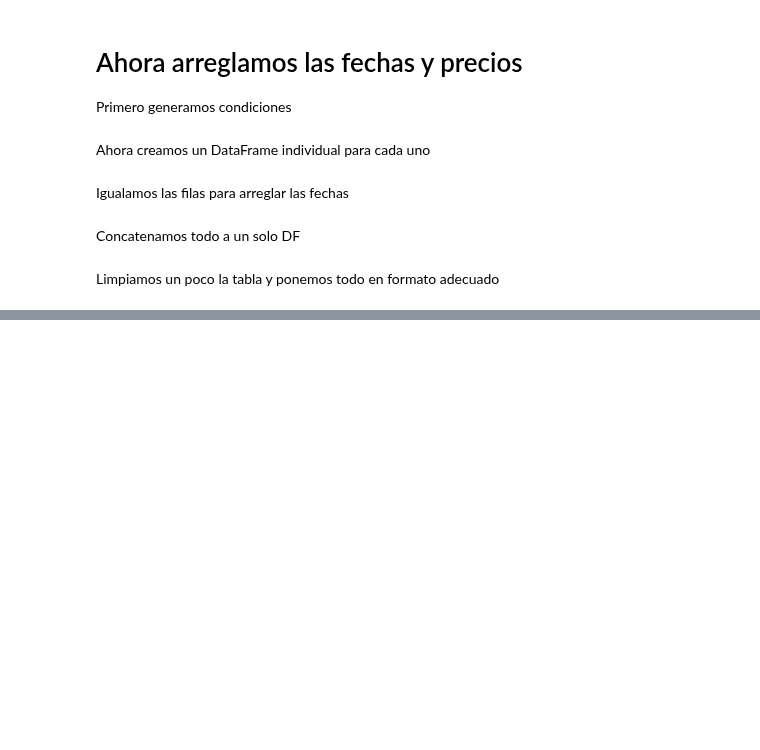
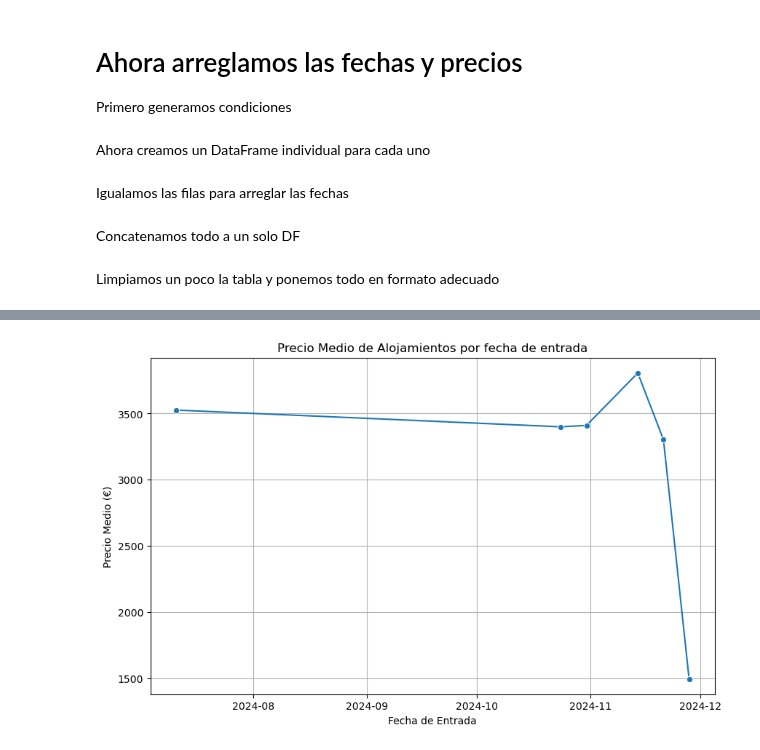
Before and after one commit to apelsito/Proyecto3-Explorando-Viajes, a Jupyter notebook: jupyter_notebooks/03_Alojamientos_Mónaco.ipynb, the cells around one changed output, grey strips where cells are left out. Drawn from its saved outputs; the diff is of its cells as text; code cells hidden in the pictures; blank space fills up the shorter version.

```diff
--- a/jupyter_notebooks/03_Alojamientos_Mónaco.ipynb
+++ b/jupyter_notebooks/03_Alojamientos_Mónaco.ipynb
@@ -158,3 +161,16 @@ df.head()
 | 4 | Loft en Mónaco | Loft grande en Mónaco | 2090 | 2024-10-24 | 2024-10-27 |
 # %%
 df.to_csv("../datos/alojamientos_mónaco.csv")
+# %%
+media_precio = df.groupby('Fecha entrada')['Precio (€)'].mean()
+
+# Create the same line plot but using seaborn for a more refined visualization
+plt.figure(figsize=(10, 6))
+sns.lineplot(x=media_precio.index, y=media_precio.values, marker='o')
+plt.title('Precio Medio de Alojamientos por fecha de entrada')
+plt.xlabel('Fecha de Entrada')
+plt.ylabel('Precio Medio (€)')
+plt.grid(True)
+plt.show()
+# %% [output]
+[figure, added]
```
Also changed, not shown: parts of 2 cells of this notebook, 6 other files.
